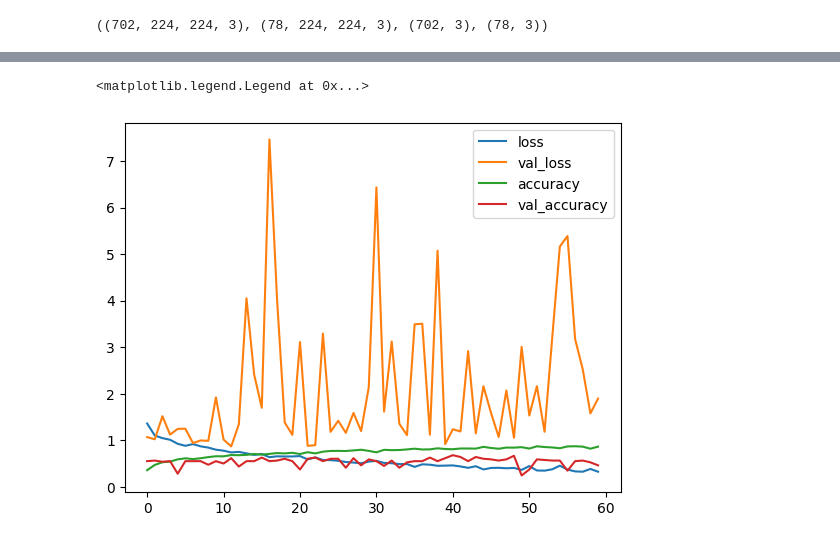
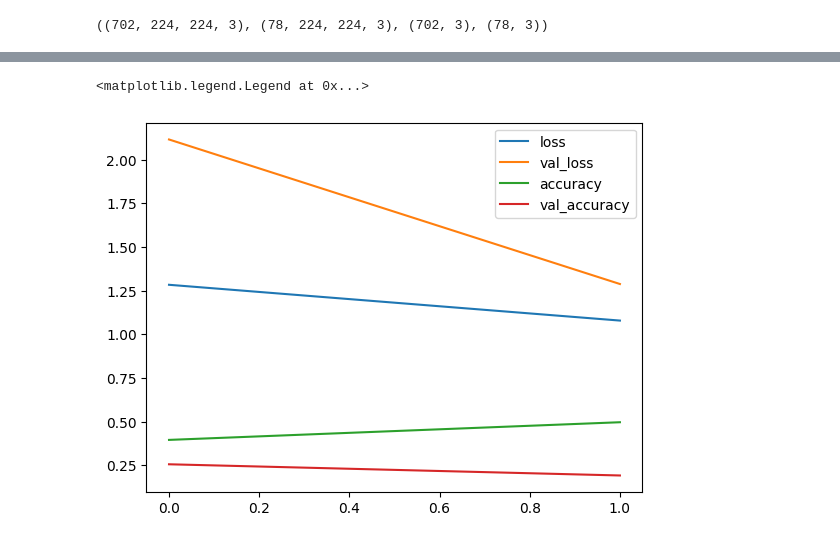
Before and after one commit to willpoulett/MUBA_pipeline, a Jupyter notebook: main2.ipynb, the cells around one changed output, grey strips where cells are left out. Saved outputs shown, nothing was run; the diff lists cells and outputs as text; code cells hidden in the pictures.

```diff
--- a/main2.ipynb
+++ b/main2.ipynb
@@ -223,3 +108,15 @@ x
+# %%
+from keras import utils
+from sklearn.preprocessing import LabelEncoder
+# encode class values as integers
+encoder = LabelEncoder()
+encoder.fit(images['target'])
+encoded_Y = encoder.transform(images['target'])
+# convert integers to dummy variables (i.e. one hot encoded)
+dummy_y = utils.to_categorical(encoded_Y)
+# %%
+images['target'] = dummy_y
+images['target'] = np.array(images['target'])
 # %%
 x_train, x_test, y_train, y_test = train_test_split(images['image'], images['target'], test_size=.10)
 
@@ -293,11 +172,11 @@ x = layers.Dense(3, 'softmax')(x)
 incept_model = keras.models.Model(inputs = base_model.input, outputs = x)
 
 # compile the model
-incept_model.compile(optimizer=optimizers.RMSprop(.001), loss = losses.sparse_categorical_crossentropy, metrics= [metrics.SparseCategoricalAccuracy()])
+incept_model.compile(optimizer=optimizers.RMSprop(.001), loss = losses.categorical_crossentropy, metrics= [metrics.CategoricalAccuracy()])
 
 # incept_model.summary()
 # %%
-EPOCHS = 1
+EPOCHS = 2
 # Trains and returns incept_model. fit ( x_train y_train )
 earlyStop = keras.callbacks.EarlyStopping(patience=60)
 best_model = keras.callbacks.ModelCheckpoint(filepath='best_model.h5', save_best_only=True)
@@ -312,11 +191,11 @@ ValueError: in user code:
 # %%
 hist = history.history
 
 plt.plot(hist['loss'], label=  'loss')
 plt.plot(hist['val_loss'], label = 'val_loss')
-plt.plot(hist['sparse_categorical_accuracy'], label='accuracy')
-plt.plot(hist['val_sparse_categorical_accuracy'], label='val_accuracy')
+plt.plot(hist['categorical_accuracy'], label='accuracy')
+plt.plot(hist['val_categorical_accuracy'], label='val_accuracy')
 plt.legend()
 # %% [output]
 <matplotlib.legend.Legend at 0x...>
-[figure, old version]
+[figure, new version]
```
Also changed, not shown: parts of 18 cells of this notebook, 1 other file.
